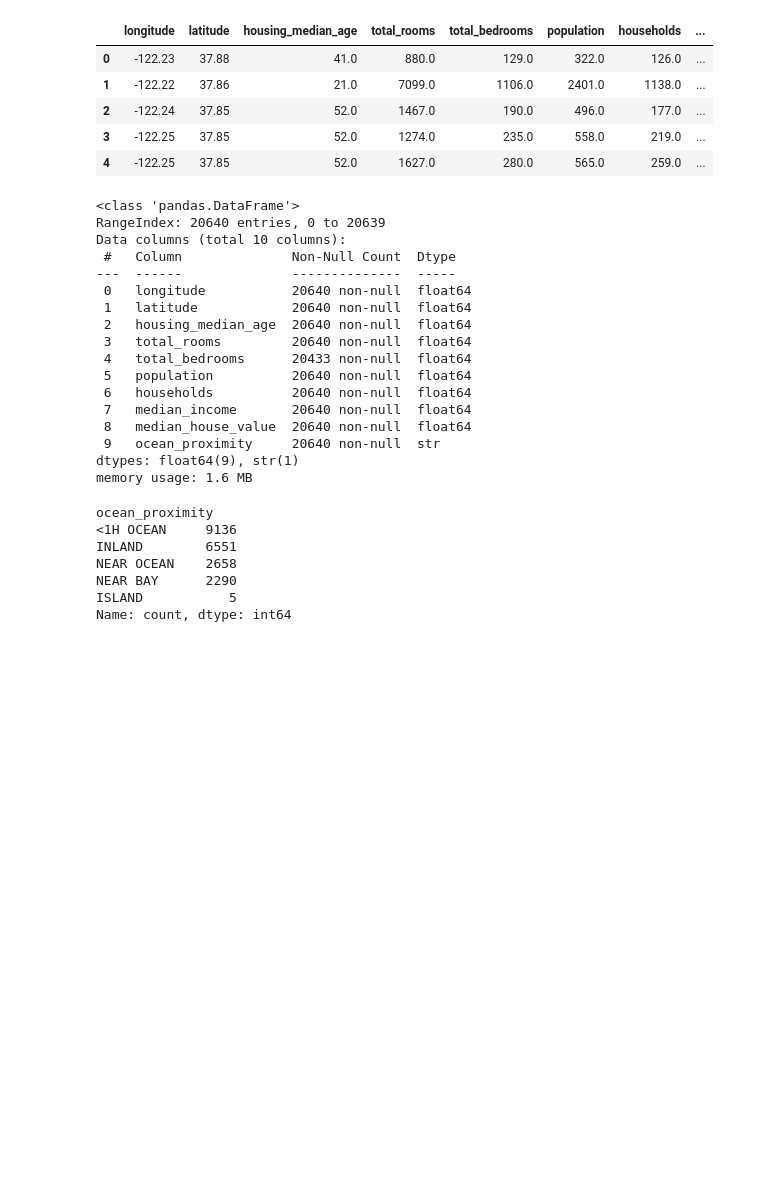
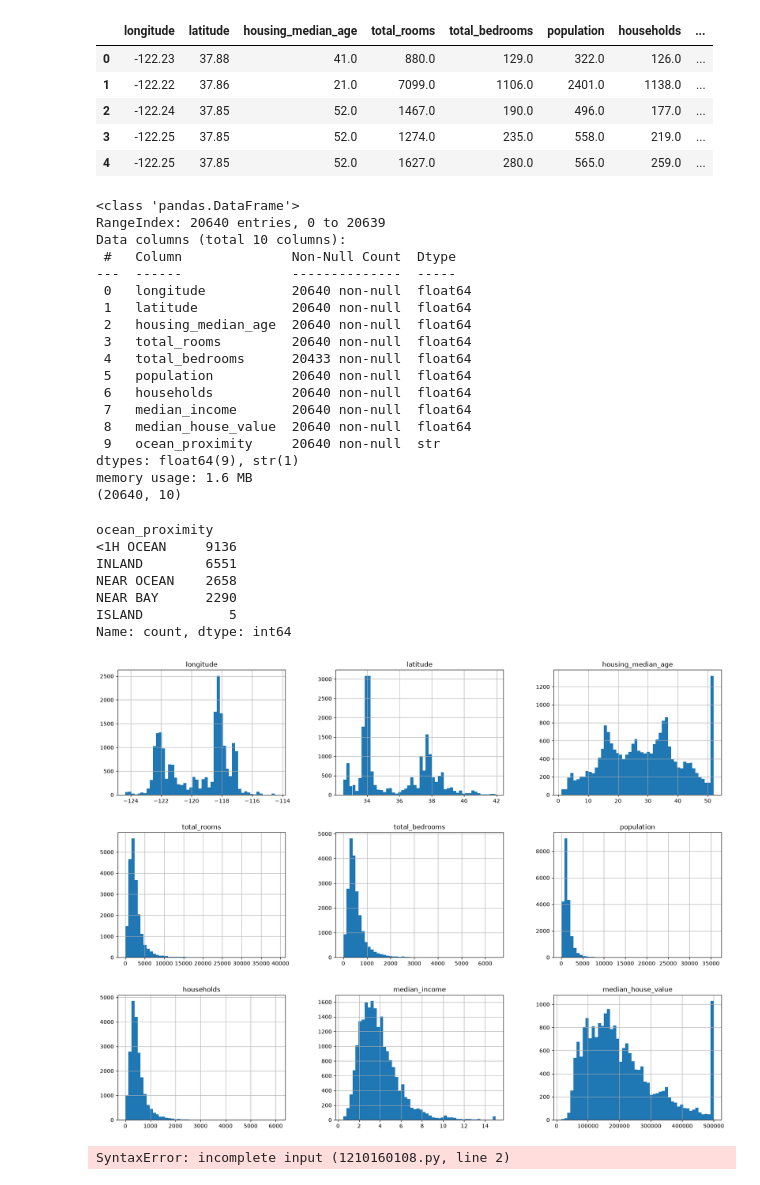
Before and after one commit to Msuf123/ml-house-price-predictor, a Jupyter notebook: Housing.ipynb, the cells around one changed output. Cells and saved outputs as stored; diff of their text form; code cells hidden in the pictures; blank space fills up the shorter version.

Commit message:
Started working on test set

```diff
--- a/Housing.ipynb
+++ b/Housing.ipynb
@@ -36,6 +36,7 @@ housing.head()
 | 4 | -122.25 | 37.85 | 52.0 | 1627.0 | 280.0 | 565.0 | 259.0 | ... |
 # %%
 housing.info()
+print(housing.shape)
 # %% [output]
 <class 'pandas.DataFrame'>
 RangeIndex: 20640 entries, 0 to 20639
@@ -54,6 +55,7 @@ Data columns (total 10 columns):
  9   ocean_proximity     20640 non-null  str
 dtypes: float64(9), str(1)
 memory usage: 1.6 MB
+(20640, 10)
 # %%
 housing['ocean_proximity'].value_counts()
 # %% [output]
@@ -64,3 +66,19 @@ NEAR OCEAN    2658
 NEAR BAY      2290
 ISLAND           5
 Name: count, dtype: int64
+# %%
+import matplotlib.pyplot as plt
+housing.hist(bins=50, figsize=(20,15))
+plt.show()
+# %% [output]
+[figure, added]
+# %%
+import numpy as np
+def split_training_data(data,test_ratio):
+    shuffled_indices=np.random.permutation(len(data))
+    test_set_size=int(len(data)*test_ratio)
+    test_indices=shuffled_indices[:test_set_size]
+    test_indices=shuffled_indicies[test_set_size:]
+    return data.iloc[train_indices],data.iloc[test_indices]
+# %% [output]
+SyntaxError: incomplete input (1210160108.py, line 2)
```
